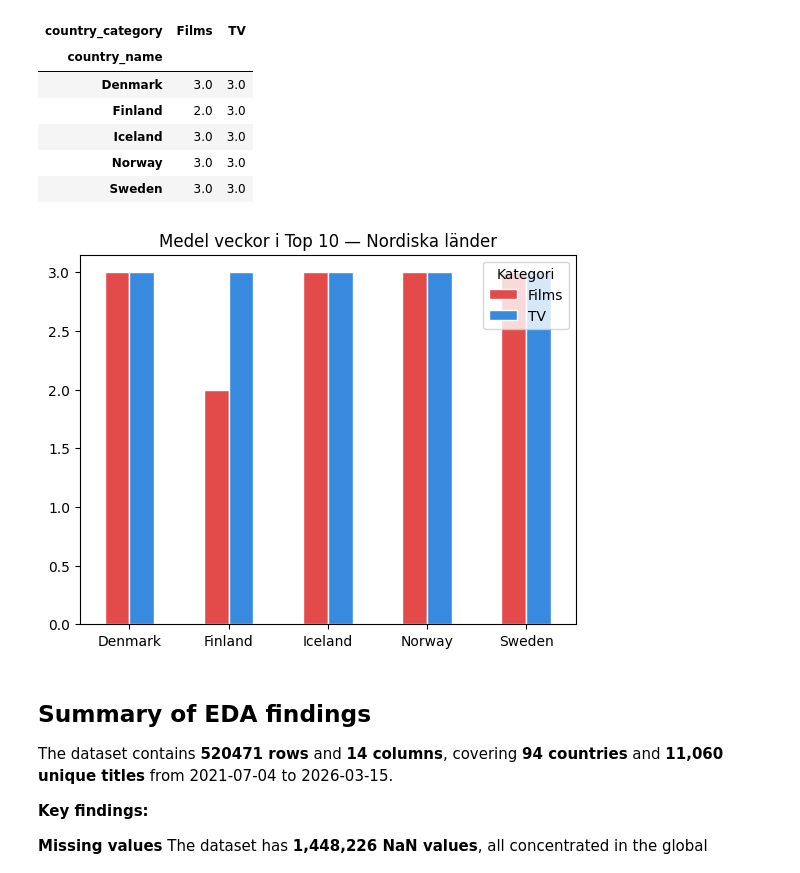
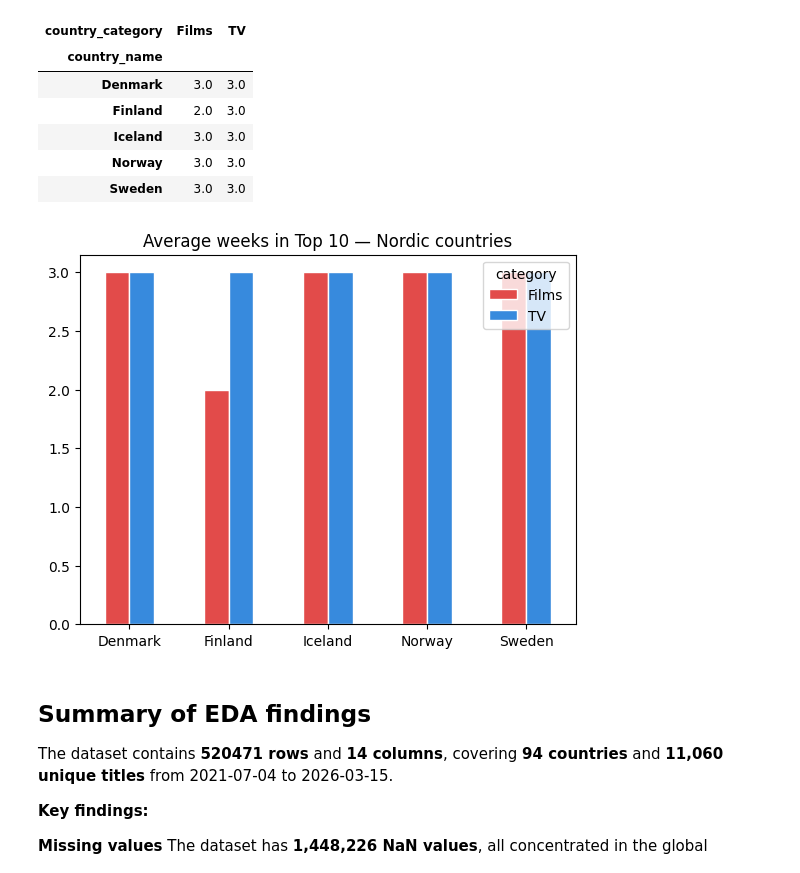
Before and after one commit to Akina-Aoki/Netflix_Analytics_DE_UX, a Jupyter notebook: eda/maarcus_netflix_EDA.ipynb, the cells around one changed output. Drawn from its saved outputs; the diff is of its cells as text; code cells hidden in the pictures.

```diff
--- a/eda/maarcus_netflix_EDA.ipynb
+++ b/eda/maarcus_netflix_EDA.ipynb
@@ -328,13 +322,13 @@ average_weeks
 | Sweden | 3.0 | 3.0 |
 # %%
 average_weeks.plot(kind="bar", color=["#E24B4A", "#378ADD"], edgecolor="white")
-plt.title("Medel veckor i Top 10 — Nordiska länder")
+plt.title("Average weeks in Top 10 — Nordic countries")
 plt.xlabel("")
 plt.xticks(rotation=0)
-plt.legend(title="Kategori")
+plt.legend(title="category")
 plt.show()
 # %% [output]
-[figure, old version]
+[figure, new version]
 # %% [markdown]
 ## Summary of EDA findings
 
```
Also changed, not shown: parts of 4 cells of this notebook.
